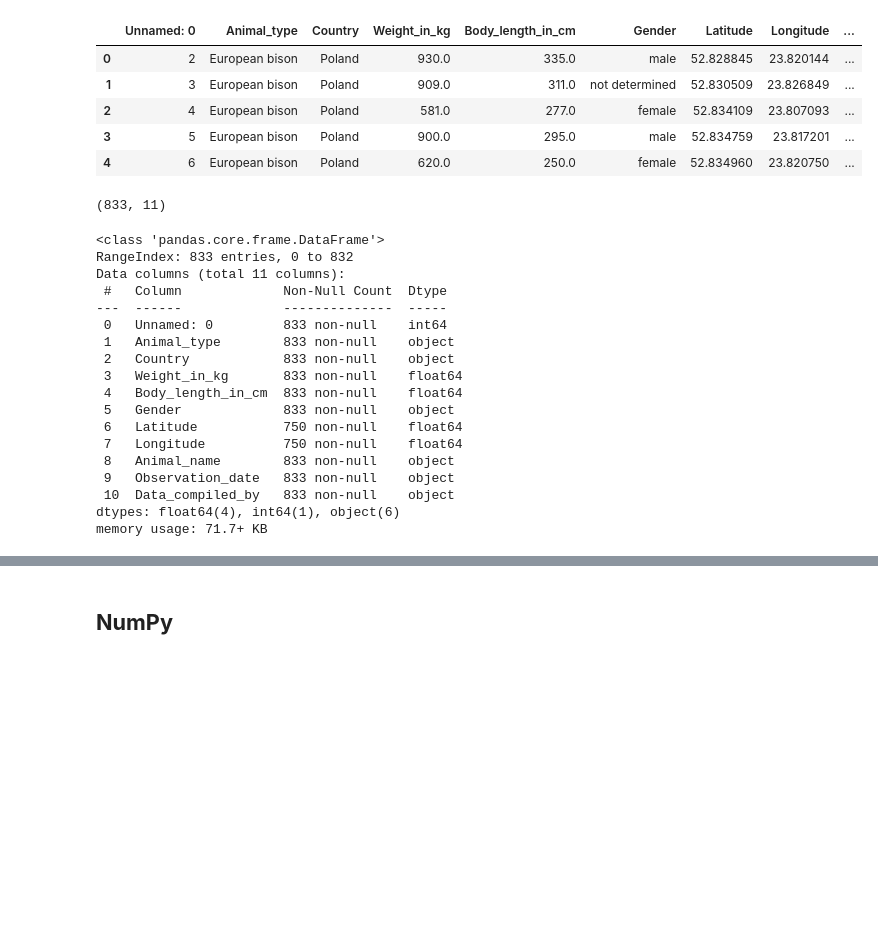
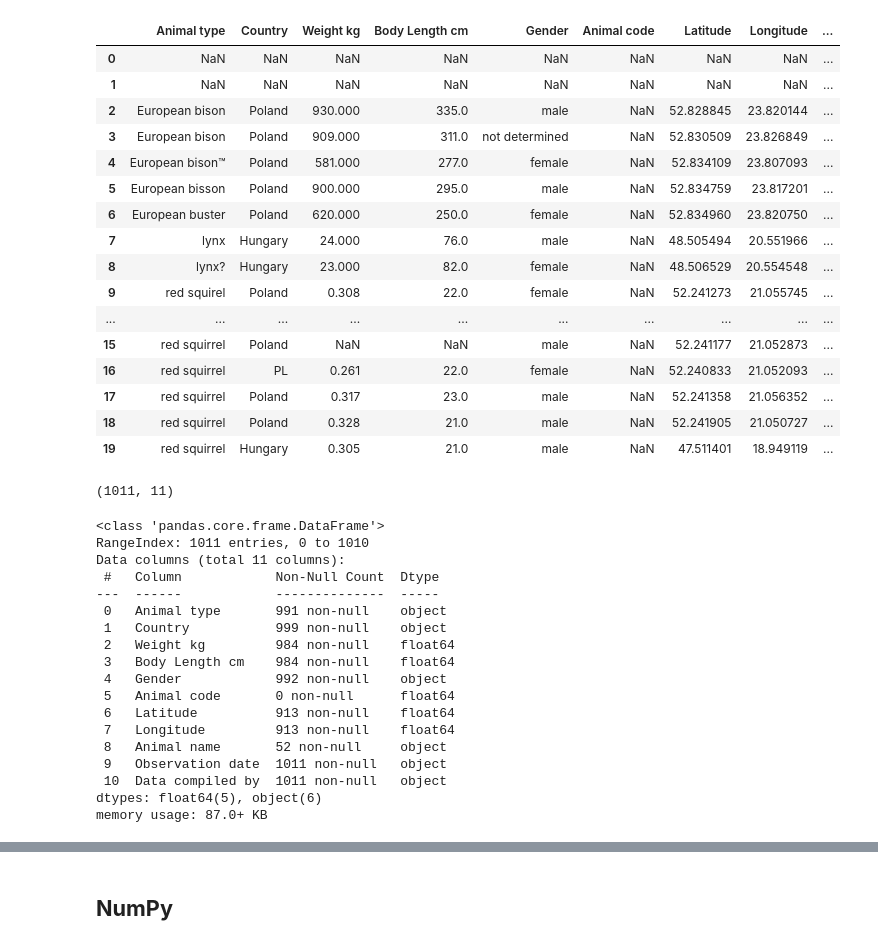
Before and after one commit to nataliavillarinnn-create/Entregable-BIT--Natalia-Villamar-n, a Jupyter notebook: Actividad_2_Limpieza_y_análisis_de_datos_con_Pandas_+_NumPy.ipynb, the cells around one changed output, grey strips where cells are left out. Cells and saved outputs as stored; diff of their text form; code cells hidden in the pictures; blank space fills up the shorter version.

```diff
--- a/Actividad_2_Limpieza_y_análisis_de_datos_con_Pandas_+_NumPy.ipynb
+++ b/Actividad_2_Limpieza_y_análisis_de_datos_con_Pandas_+_NumPy.ipynb
@@ -75,39 +12,50 @@ Saving animal_data_reworked.csv to animal_data_reworked.csv
 # %%
-df = pd.read_csv("animal_data_reworked.csv")
-df.head()
+df = pd.read_csv("animal_data_dirty1.csv", sep=";")
+df.head(20)
 # %% [output]
-|  | Unnamed: 0 | Animal_type | Country | Weight_in_kg | Body_length_in_cm | Gender | Latitude | Longitude | ... |
-| 0 | 2 | European bison | Poland | 930.0 | 335.0 | male | 52.828845 | 23.820144 | ... |
-| 1 | 3 | European bison | Poland | 909.0 | 311.0 | not determined | 52.830509 | 23.826849 | ... |
-| 2 | 4 | European bison | Poland | 581.0 | 277.0 | female | 52.834109 | 23.807093 | ... |
-| 3 | 5 | European bison | Poland | 900.0 | 295.0 | male | 52.834759 | 23.817201 | ... |
-| 4 | 6 | European bison | Poland | 620.0 | 250.0 | female | 52.834960 | 23.820750 | ... |
+|  | Animal type | Country | Weight kg | Body Length cm | Gender | Animal code | Latitude | Longitude | ... |
+| 0 | NaN | NaN | NaN | NaN | NaN | NaN | NaN | NaN | ... |
+| 1 | NaN | NaN | NaN | NaN | NaN | NaN | NaN | NaN | ... |
+| 2 | European bison | Poland | 930.000 | 335.0 | male | NaN | 52.828845 | 23.820144 | ... |
+| 3 | European bison | Poland | 909.000 | 311.0 | not determined | NaN | 52.830509 | 23.826849 | ... |
+| 4 | European bison™ | Poland | 581.000 | 277.0 | female | NaN | 52.834109 | 23.807093 | ... |
+| 5 | European bisson | Poland | 900.000 | 295.0 | male | NaN | 52.834759 | 23.817201 | ... |
+| 6 | European buster | Poland | 620.000 | 250.0 | female | NaN | 52.834960 | 23.820750 | ... |
+| 7 | lynx | Hungary | 24.000 | 76.0 | male | NaN | 48.505494 | 20.551966 | ... |
+| 8 | lynx? | Hungary | 23.000 | 82.0 | female | NaN | 48.506529 | 20.554548 | ... |
+| 9 | red squirel | Poland | 0.308 | 22.0 | female | NaN | 52.241273 | 21.055745 | ... |
+| ... | ... | ... | ... | ... | ... | ... | ... | ... | ... |
+| 15 | red squirrel | Poland | NaN | NaN | male | NaN | 52.241177 | 21.052873 | ... |
+| 16 | red squirrel | PL | 0.261 | 22.0 | female | NaN | 52.240833 | 21.052093 | ... |
+| 17 | red squirrel | Poland | 0.317 | 23.0 | male | NaN | 52.241358 | 21.056352 | ... |
+| 18 | red squirrel | Poland | 0.328 | 21.0 | male | NaN | 52.241905 | 21.050727 | ... |
+| 19 | red squirrel | Hungary | 0.305 | 21.0 | male | NaN | 47.511401 | 18.949119 | ... |
 # %%
 #Número de filas y comulnas
 df.shape
 # %% [output]
-(833, 11)
+(1011, 11)
 # %%
 #Cuáles son las columnas y qué tipo de dato tiene cada una?
 df.info()
 # %% [output]
 <class 'pandas.core.frame.DataFrame'>
-RangeIndex: 833 entries, 0 to 832
+RangeIndex: 1011 entries, 0 to 1010
 Data columns (total 11 columns):
- #   Column             Non-Null Count  Dtype
----  ------             --------------  -----
- 0   Unnamed: 0         833 non-null    int64
- 1   Animal_type        833 non-null    object
- 2   Country            833 non-null    object
- 3   Weight_in_kg       833 non-null    float64
- 4   Body_length_in_cm  833 non-null    float64
- 5   Gender             833 non-null    object
- 6   Latitude           750 non-null    float64
- 7   Longitude          750 non-null    float64
- 8   Animal_name        833 non-null    object
- 9   Observation_date   833 non-null    object
- 10  Data_compiled_by   833 non-null    object
-dtypes: float64(4), int64(1), object(6)
-memory usage: 71.7+ KB
+ #   Column            Non-Null Count  Dtype
+---  ------            --------------  -----
+ 0   Animal type       991 non-null    object
+ 1   Country           999 non-null    object
+ 2   Weight kg         984 non-null    float64
+ 3   Body Length cm    984 non-null    float64
+ 4   Gender            992 non-null    object
+ 5   Animal code       0 non-null      float64
+ 6   Latitude          913 non-null    float64
+ 7   Longitude         913 non-null    float64
+ 8   Animal name       52 non-null     object
+ 9   Observation date  1011 non-null   object
+ 10  Data compiled by  1011 non-null   object
+dtypes: float64(5), object(6)
+memory usage: 87.0+ KB
 # %%
 #Cuántos valores faltantes existen por columna?
```
Also changed, not shown: parts of 37 cells of this notebook.
